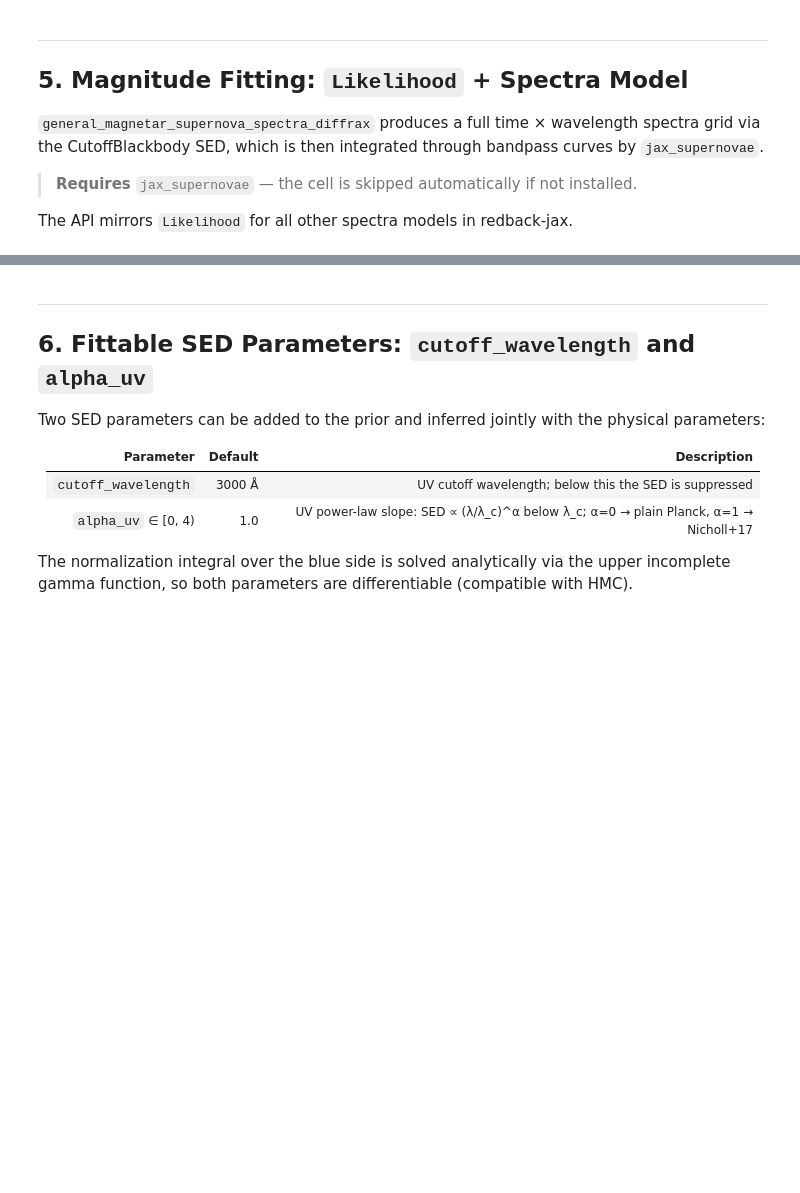
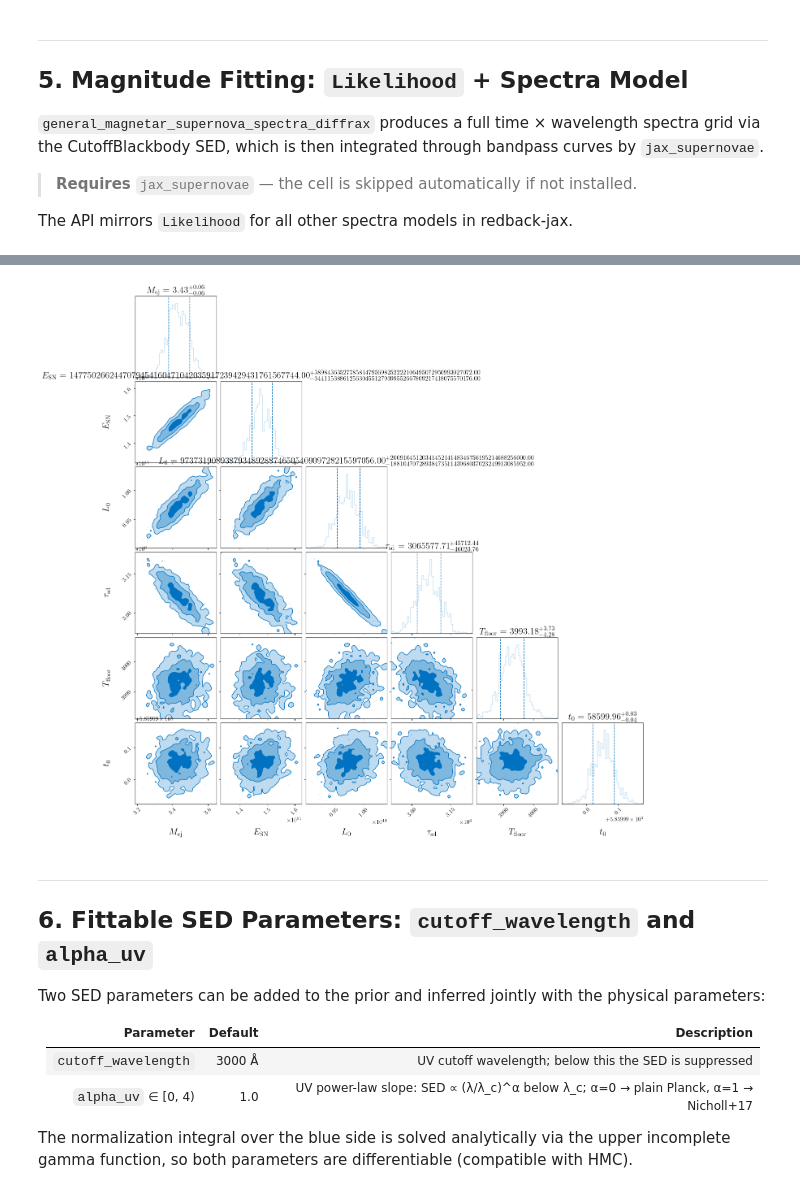
Before and after one commit to nikhil-sarin/redback-jax, a Jupyter notebook: examples/general_magnetar_fitting.ipynb, the cells around one changed output, grey strips where cells are left out. Drawn from its saved outputs; the diff is of its cells as text; code cells hidden in the pictures; blank space fills up the shorter version.

```diff
--- a/examples/general_magnetar_fitting.ipynb
+++ b/examples/general_magnetar_fitting.ipynb
@@ -469,12 +558,15 @@ if not _HAS_SPECTRA:
     print("Skipping magnitude fitting — jax_supernovae not available.")
     print("Install: pip install jax_supernovae")
 else:
-    # ── Generate synthetic magnitude data ────────────────────────────────────
+    # ── Generate synthetic magnitude data (SDSS ugriz + 2MASS JHKs) ──────────
     from redback_jax.sources import PrecomputedSpectraSource
 
-    MAG_BANDS   = ['bessellb', 'bessellv', 'bessellr']   # 3 optical bands
-    N_EP_MAG    = 15
-    T_OBS_MAG   = np.linspace(5., 80., N_EP_MAG)
+    # 2MASS J/H/Ks and SDSS ugriz are registered automatically by
+    # register_all_bandpasses() (called inside PrecomputedSpectraSource.__init__)
+    MAG_BANDS = ['sdssu', 'sdssg', 'sdssr', 'sdssi', 'sdssz',
+                 '2massj', '2massh', '2massks']
+    N_EP_MAG  = N_EPOCHS
+    T_OBS_MAG = np.linspace(3., 300., N_EP_MAG)
 
     # Evaluate spectra at truth to get magnitudes
     out_spec = general_magnetar_supernova_spectra_diffrax(
@@ -516,7 +608,8 @@ else:
         y_err     = np.full(len(mags_list), MAG_ERR),
         bands     = bands_list,
         data_mode = 'magnitude',
-        name      = 'fake_magnetar_BVR',
+        name      = 'fake_magnetar_sdss_2mass',
         redshift  = Z,
     )
     print(f"Magnitude dataset: {len(transient_mag.time)} obs ({N_EP_MAG} epochs × {len(MAG_BANDS)} bands)")
+    print(f"Bands: {MAG_BANDS}")
@@ -557,3 +653,12 @@ if _HAS_SPECTRA:
     _t0 = _time.perf_counter()
     log_like_mag = likelihood_mag._make_log_likelihood(prior_mag)
     print(f"JIT compile: {(_time.perf_counter()-_t0):.1f} s")
+
+    # Sanity check: logL at truth should be close to -N/2
+    N_OBS_MAG = len(transient_mag.time)
+    TRUTH_MAG_VEC = jnp.array([
+        TRUTH['mej'], TRUTH['E_sn'], TRUTH['l0'], TRUTH['tau_sd'],
+        TRUTH['temperature_floor'], mjd_t0,
+    ])
+    logL_truth_mag = float(log_like_mag(TRUTH_MAG_VEC))
+    print(f'log L at truth = {logL_truth_mag:.2f}  (chi2/N approx {-2*logL_truth_mag/N_OBS_MAG:.2f})')
@@ -570,14 +679,14 @@ if _HAS_SPECTRA and _HAS_BILBY:
         't0':                BilbyUniform(58580., 58620., latex_label=r'$t_0$'),
     })
 
-    print("Running bilby+nestle (nlive=150) — magnitude fit ...")
+    print("Running bilby+nestle (nlive=150) — magnitude fit (SDSS ugriz + 2MASS JHKs) ...")
     _t0_run = _time.perf_counter()
     result_mag = bilby.run_sampler(
         likelihood = _JAXLogLike(log_like_mag, prior_mag.names),
         priors     = bilby_priors_mag,
         sampler    = 'nestle',
         nlive      = 150,
-        label      = 'mag_magnetar',
+        label      = 'mag_magnetar_sdss_2mass',
         outdir     = 'fit_mag_results',
         save       = True,
         verbose    = False,
@@ -598,3 +740,7 @@ if _HAS_SPECTRA and _HAS_BILBY:
+# %%
+result_mag.plot_corner(show_titles=True, title_quantiles=[(50-68/2)/100., 0.5, (50+68/2)/100.])
+# %% [output]
+[figure, added]
 # %% [markdown]
 ---
 ## 6. Fittable SED Parameters: `cutoff_wavelength` and `alpha_uv`
```
Also changed, not shown: parts of 17 cells of this notebook, 1 other file.
